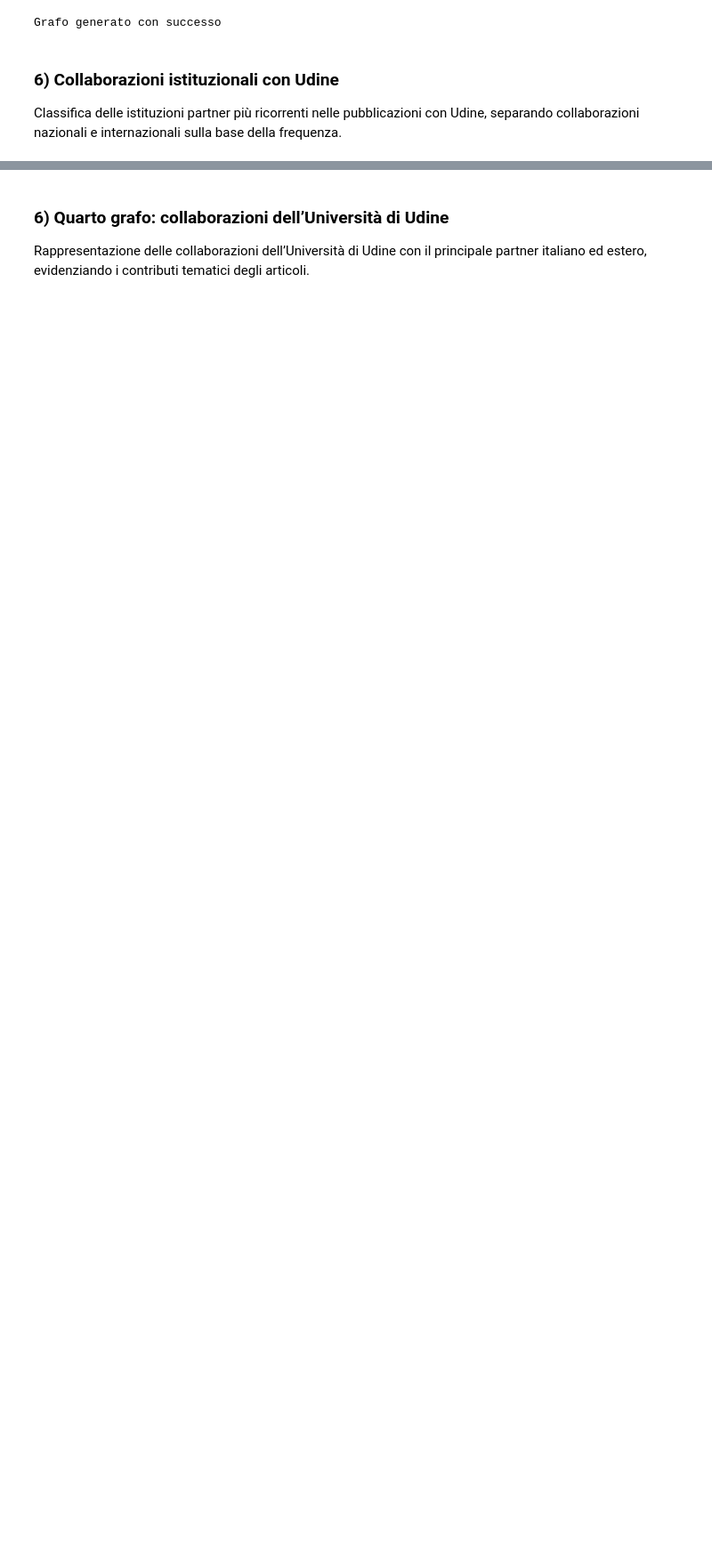
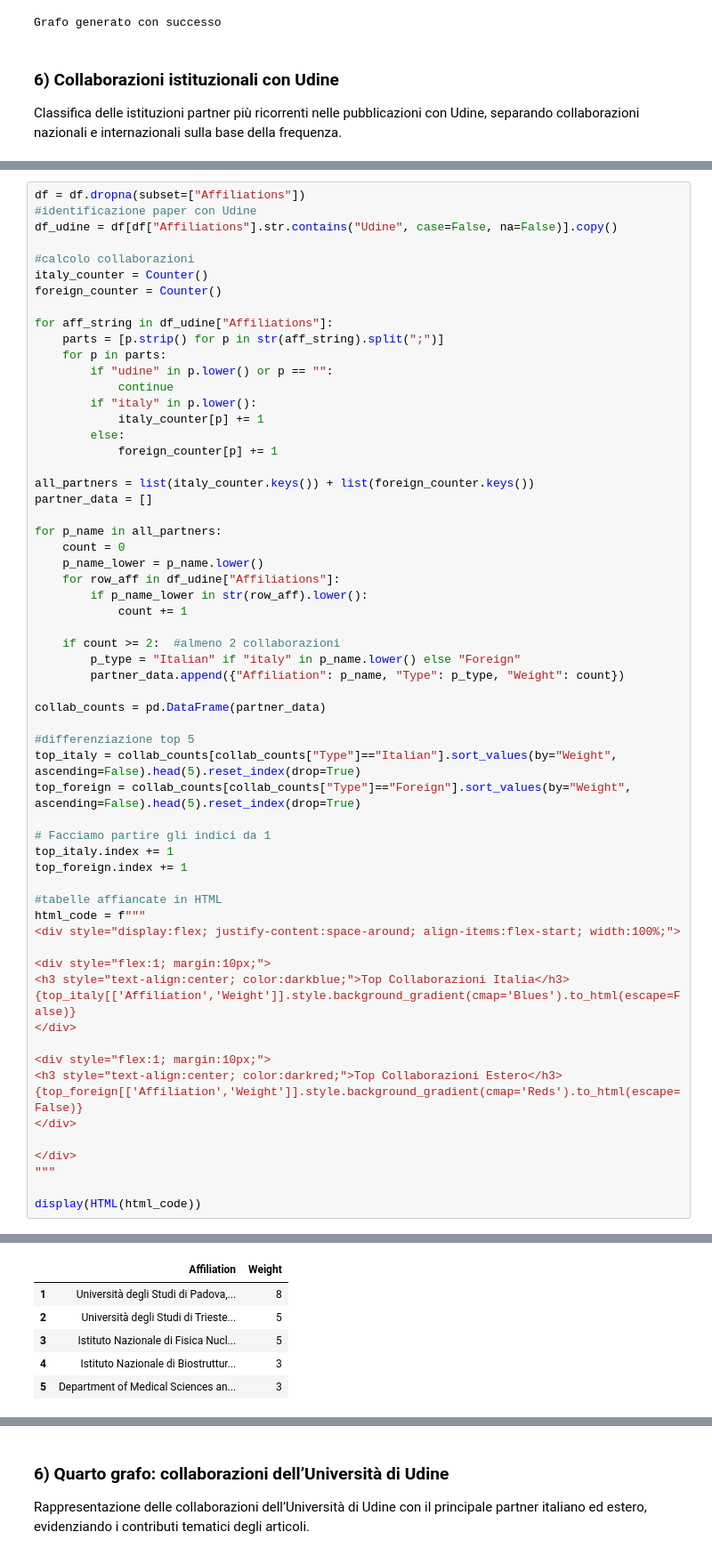
Before and after one commit to Aliceblandino/social, a Jupyter notebook: src/soccom.ipynb, the cells around one changed output, grey strips where cells are left out. Shown at 89% size. Drawn from its saved outputs; the diff is of its cells as text; blank space fills up the shorter version.

```diff
--- a/src/soccom.ipynb
+++ b/src/soccom.ipynb
@@ -947,0 +858,62 @@ Institute of AI for Health, Helmholtz Center Munich German Research Center for E
+# %%
+df = df.dropna(subset=["Affiliations"])
+#identificazione paper con Udine
+df_udine = df[df["Affiliations"].str.contains("Udine", case=False, na=False)].copy()
+
+#calcolo collaborazioni
+italy_counter = Counter()
+foreign_counter = Counter()
+
+for aff_string in df_udine["Affiliations"]:
+    parts = [p.strip() for p in str(aff_string).split(";")]
+    for p in parts:
+        if "udine" in p.lower() or p == "":
+            continue
+        if "italy" in p.lower():
+            italy_counter[p] += 1
+        else:
+            foreign_counter[p] += 1
+
+all_partners = list(italy_counter.keys()) + list(foreign_counter.keys())
+partner_data = []
+
+for p_name in all_partners:
+    count = 0
+    p_name_lower = p_name.lower()
+    for row_aff in df_udine["Affiliations"]:
+        if p_name_lower in str(row_aff).lower():
+            count += 1
+
+    if count >= 2:  #almeno 2 collaborazioni
+        p_type = "Italian" if "italy" in p_name.lower() else "Foreign"
+        partner_data.append({"Affiliation": p_name, "Type": p_type, "Weight": count})
+
+collab_counts = pd.DataFrame(partner_data)
+
+#differenziazione top 5
+top_italy = collab_counts[collab_counts["Type"]=="Italian"].sort_values(by="Weight", ascending=False).head(5).reset_index(drop=True)
+top_foreign = collab_counts[collab_counts["Type"]=="Foreign"].sort_values(by="Weight", ascending=False).head(5).reset_index(drop=True)
+
+# Facciamo partire gli indici da 1
+top_italy.index += 1
+top_foreign.index += 1
+
+#tabelle affiancate in HTML
+html_code = f"""
+<div style="display:flex; justify-content:space-around; align-items:flex-start; width:100%;">
+
+<div style="flex:1; margin:10px;">
+<h3 style="text-align:center; color:darkblue;">Top Collaborazioni Italia</h3>
+{top_italy[['Affiliation','Weight']].style.background_gradient(cmap='Blues').to_html(escape=False)}
+</div>
+
+<div style="flex:1; margin:10px;">
+<h3 style="text-align:center; color:darkred;">Top Collaborazioni Estero</h3>
+{top_foreign[['Affiliation','Weight']].style.background_gradient(cmap='Reds').to_html(escape=False)}
+</div>
+
+</div>
+"""
+
+display(HTML(html_code))
+# %% [output]
@@ -947,0 +921,6 @@ Institute of AI for Health, Helmholtz Center Munich German Research Center for E
+|  | Affiliation | Weight |
+| 1 | Università degli Studi di Padova,... | 8 |
+| 2 | Università degli Studi di Trieste... | 5 |
+| 3 | Istituto Nazionale di Fisica Nucl... | 5 |
+| 4 | Istituto Nazionale di Biostruttur... | 3 |
+| 5 | Department of Medical Sciences an... | 3 |
```
Also changed, not shown: parts of 12 cells of this notebook, 3 other files.
